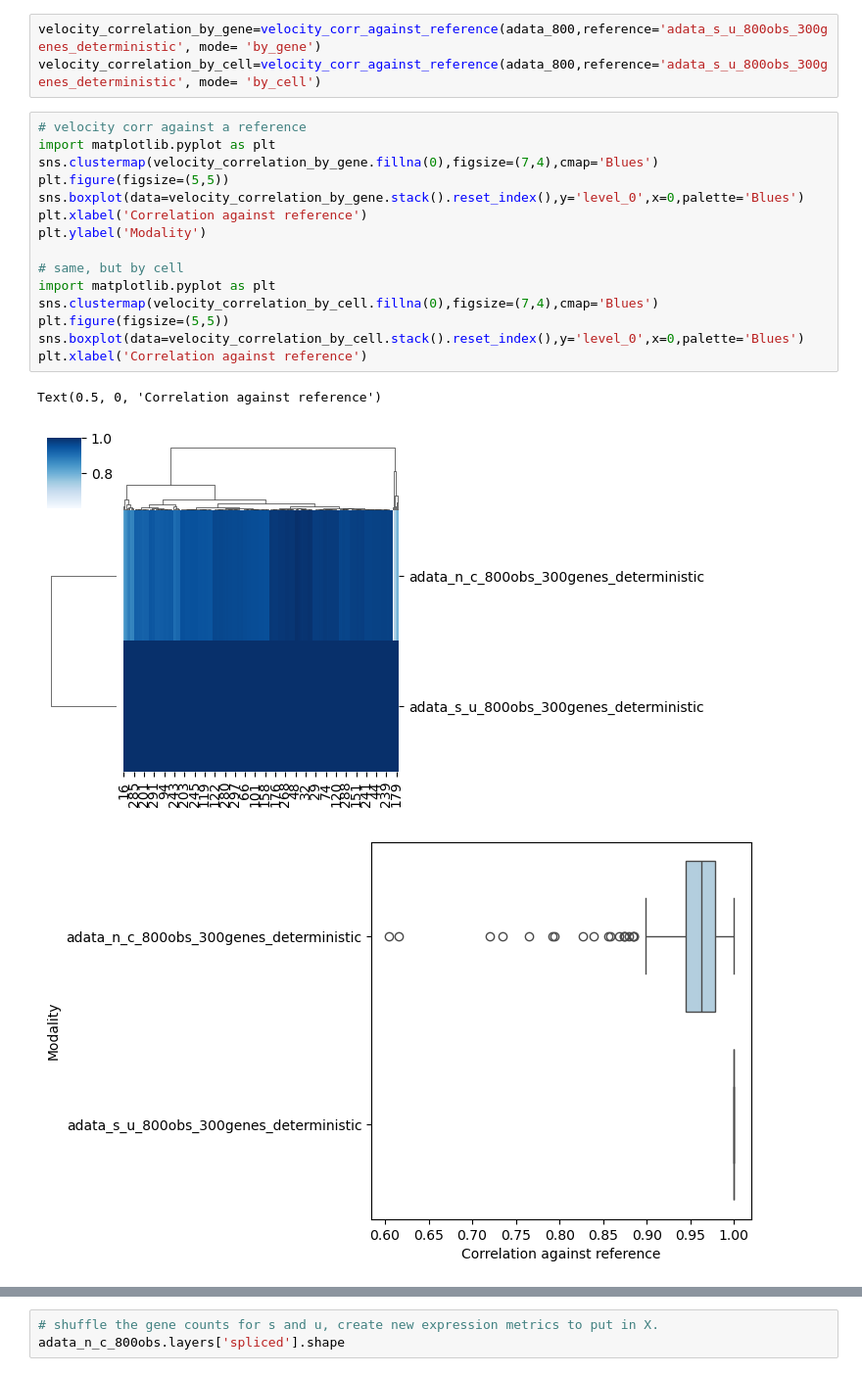
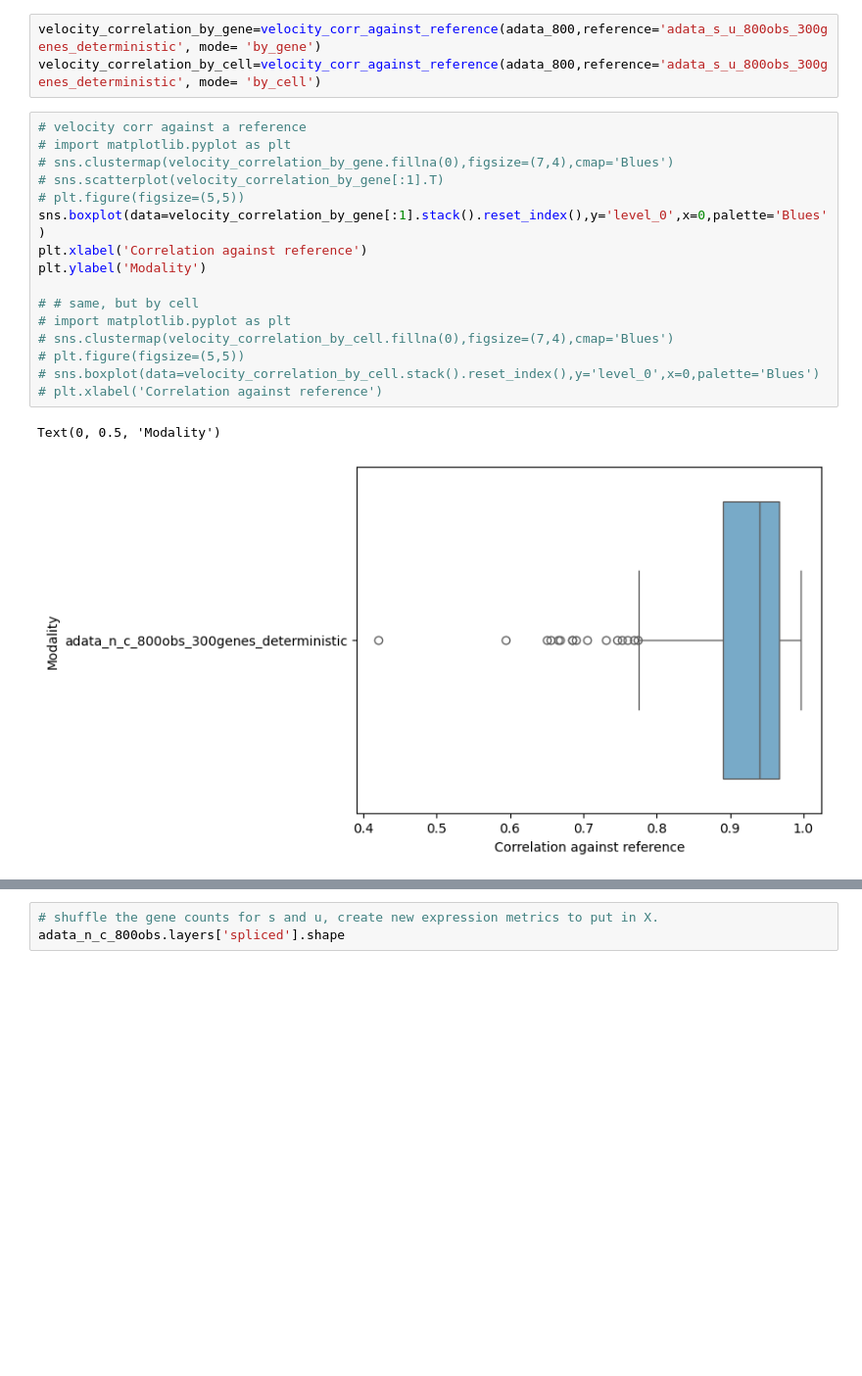
Before and after one commit to sergiomarco25/STVelo, a Jupyter notebook: notebooks/analysis/nuc_cyto_vs_spl_uns/01_analysis.ipynb, the cells around one changed output, grey strips where cells are left out. Shown at 98% size. Saved outputs shown, nothing was run; the diff lists cells and outputs as text; blank space fills up the shorter version.

```diff
--- a/notebooks/analysis/nuc_cyto_vs_spl_uns/01_analysis.ipynb
+++ b/notebooks/analysis/nuc_cyto_vs_spl_uns/01_analysis.ipynb
@@ -116,20 +228,20 @@ velocity_correlation_by_gene=velocity_corr_against_reference(adata_800,reference
 velocity_correlation_by_cell=velocity_corr_against_reference(adata_800,reference='adata_s_u_800obs_300genes_deterministic', mode= 'by_cell')
 # %%
 # velocity corr against a reference
-import matplotlib.pyplot as plt
-sns.clustermap(velocity_correlation_by_gene.fillna(0),figsize=(7,4),cmap='Blues')
-plt.figure(figsize=(5,5))
-sns.boxplot(data=velocity_correlation_by_gene.stack().reset_index(),y='level_0',x=0,palette='Blues')
+# import matplotlib.pyplot as plt
+# sns.clustermap(velocity_correlation_by_gene.fillna(0),figsize=(7,4),cmap='Blues')
+# sns.scatterplot(velocity_correlation_by_gene[:1].T)
+# plt.figure(figsize=(5,5))
+sns.boxplot(data=velocity_correlation_by_gene[:1].stack().reset_index(),y='level_0',x=0,palette='Blues')
 plt.xlabel('Correlation against reference')
 plt.ylabel('Modality')
 
-# same, but by cell
-import matplotlib.pyplot as plt
-sns.clustermap(velocity_correlation_by_cell.fillna(0),figsize=(7,4),cmap='Blues')
-plt.figure(figsize=(5,5))
-sns.boxplot(data=velocity_correlation_by_cell.stack().reset_index(),y='level_0',x=0,palette='Blues')
-plt.xlabel('Correlation against reference')
+# # same, but by cell
+# import matplotlib.pyplot as plt
+# sns.clustermap(velocity_correlation_by_cell.fillna(0),figsize=(7,4),cmap='Blues')
+# plt.figure(figsize=(5,5))
+# sns.boxplot(data=velocity_correlation_by_cell.stack().reset_index(),y='level_0',x=0,palette='Blues')
+# plt.xlabel('Correlation against reference')
 # %% [output]
-Text(0.5, 0, 'Correlation against reference')
+Text(0, 0.5, 'Modality')
-[figure, old version]
+[figure, new version]
-[figure, removed]
```
Also changed, not shown: parts of 44 cells of this notebook, 4 other files.
